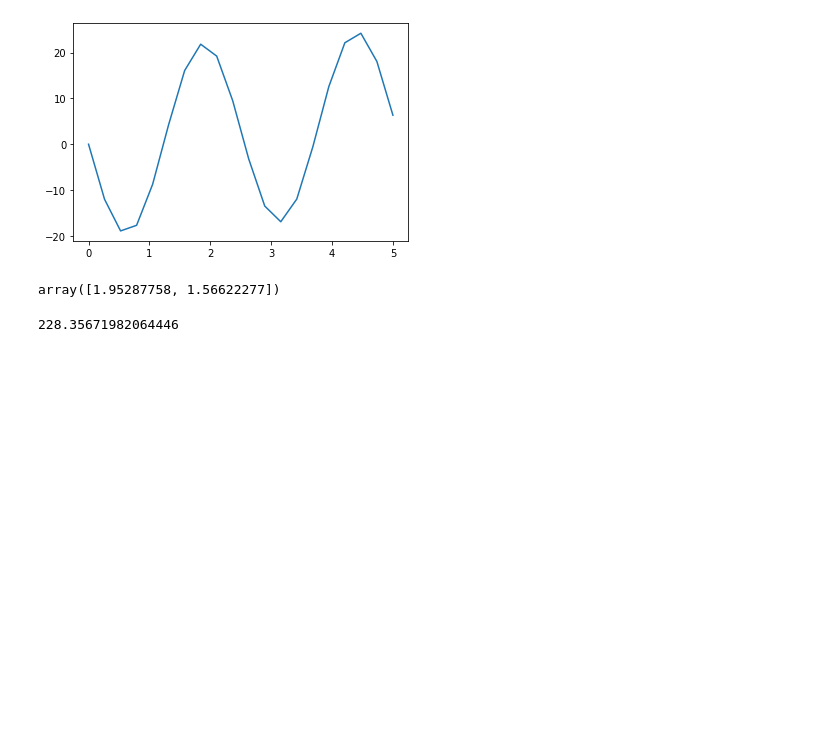
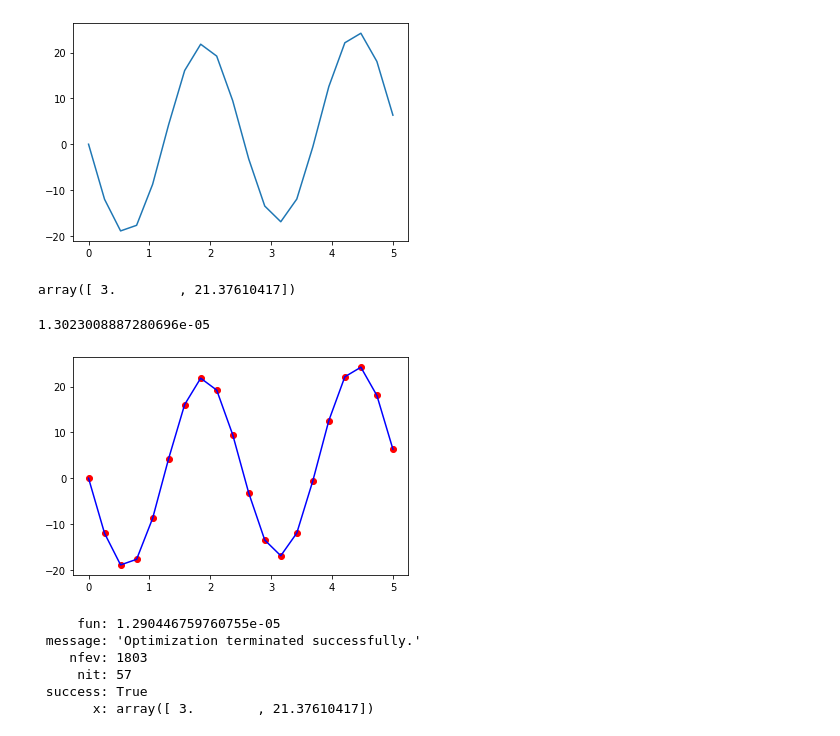
Before and after one commit to tevgenya/Homework, a Jupyter notebook: Res.ipynb, the cells around one changed output. Drawn from its saved outputs; the diff is of its cells as text; code cells hidden in the pictures; blank space fills up the shorter version.

```diff
--- a/Res.ipynb
+++ b/Res.ipynb
@@ -19,13 +19,13 @@ raiting = np.array([[ 4,  4,  9,  4,  1,  6, 10,  7,  9,  6,  9,  2,  8,  6,  6]
 n=10
 
 for  i in range(n):
-    min_list=[]
+    max_list=[]
     for j in range(n):
         if i!=j :
             cos_met=np.dot(raiting[i,:], raiting[j,:])/(np.linalg.norm(raiting[i,:])*(np.linalg.norm(raiting[j,:])))
         else:
-             cos_met=1000000000000000000000000000000
-        min_list.append(cos_met)
+             cos_met=0
+        max_list.append(cos_met)
     # выводим номера схожих пользователей
-    print(i,", ",min_list.index(min(min_list)))
+    print(i,", ",max_list.index(max(max_list)))
 # %% [output]
@@ -107,0 +118,3 @@ print('Производная в точке х=1 ', derivative(f,1, n=1))
+# %%
+x=1
+2*math.tan(math.sin(x)+math.cos(2*x+3))*(1/(math.cos(math.sin(x)+math.cos(2*x+3)))**2)*(math.cos(x)-2*math.sin(2*x+3))
@@ -131,13 +148,23 @@ def error(param):
     return np.sum(np.abs(fx - f(x, param[0], param[1])))
 # %%
 from scipy.optimize import basinhopping
-a_b=[1,1]
+a_b=[10,10]
 minimizer_kwargs = {'method': 'BFGS'}
 ret =basinhopping(error,a_b, minimizer_kwargs=minimizer_kwargs, niter=30)
 ret.x
 # %% [output]
-array([1.95287758, 1.56622277])
+array([ 3.        , 21.37610417])
 # %%
 ret.fun
 # %% [output]
-228.35671982064446
+1.3023008887280696e-05
+# %%
+f_new=[]
+for i in x:
+    f_new.append(f(i,ret.x[0],ret.x[1]))
+# %%
+plt.plot(x, fx, color='blue')
+plt.scatter(x, f_new, color='red')
+plt.show()
+# %% [output]
+[figure, added]
@@ -143,0 +173,11 @@ ret.fun
+# %%
+bounds = [(0, 5), (-20, 25)]
+result = differential_evolution(error, bounds)
+result
+# %% [output]
+     fun: 1.290446759760755e-05
+ message: 'Optimization terminated successfully.'
+    nfev: 1803
+     nit: 57
+ success: True
+       x: array([ 3.        , 21.37610417])
```
Also changed, not shown: parts of 8 cells of this notebook.
